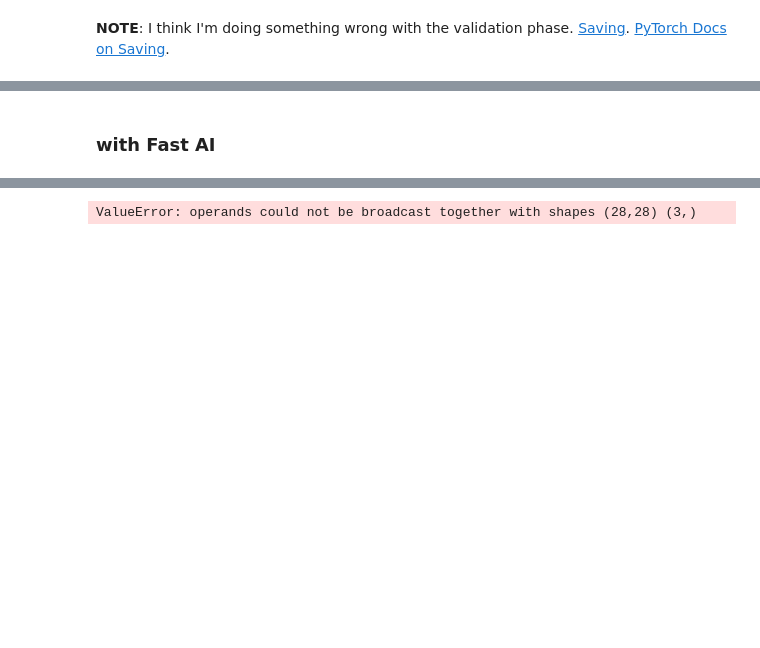
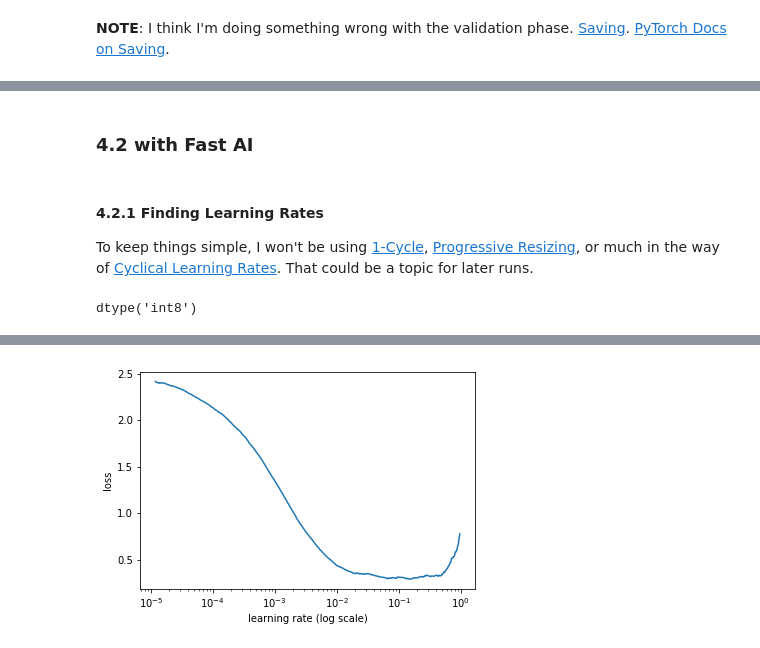
Before and after one commit to WNoxchi/deeplearningstudy, a Jupyter notebook: research/mnist-baseline-test.ipynb, the cells around one changed output, grey strips where cells are left out. Cells and saved outputs as stored; diff of their text form; code cells hidden in the pictures; blank space fills up the shorter version.

```diff
--- a/research/mnist-baseline-test.ipynb
+++ b/research/mnist-baseline-test.ipynb
@@ -147,7 +162,16 @@ tfms = tfms_from_stats(inception_stats, sz=sz)
 valid_x_array, valid_y_array = train_x_array[valid_idxs], train_y_array[valid_idxs]
 train_x_array, train_y_array = train_x_array[train_idxs], train_y_array[train_idxs]
+# %%
+# stack dims for 3 channels
+train_x_array = np.stack((train_x_array, train_x_array, train_x_array), axis=-1)
+valid_x_array = np.stack((valid_x_array, valid_x_array, valid_x_array), axis=-1)
+test_x_array  = np.stack((test_x_array, test_x_array, test_x_array), axis=-1)
+# convert labels to np.int8
+train_y_array = train_y_array.astype(np.int8)
+valid_y_array = valid_y_array.astype(np.int8)
+test_y_array  = test_y_array.astype(np.int8)
 # %%
 model_data = ImageClassifierData.from_arrays(PATH,
     (train_x_array, train_y_array), (valid_x_array, valid_y_array),
-    bs=bs, tfms=tfms, num_workers=2, test=None)
+    bs=bs, tfms=tfms, num_workers=2, test=(test_x_array, test_y_array))
 # %% [markdown]
@@ -183,9 +207,9 @@ class ConvBNLayer(nn.Module):
 
 class ConvNet(nn.Module):
     # see ref: https://github.com/fastai/fastai/blob/master/fastai/models/darknet.py
-    def __init__(self):
+    def __init__(self, ch_in=1):
         super().__init__()
-        self.conv0   = ConvBNLayer(1, 16, kernel_size=7, stride=1, padding=2) # large FoV Conv
+        self.conv0   = ConvBNLayer(ch_in, 16, kernel_size=7, stride=1, padding=2) # large FoV Conv
         self.conv1   = ConvBNLayer(16, 32)
         self.conv2   = ConvBNLayer(32, 64)
         self.conv3   = ConvBNLayer(64, 128)
@@ -194,7 +218,6 @@ class ConvNet(nn.Module):
                                       nn.Dropout(p=0.25),
                                       nn.Linear(256, 10)])
     def forward(self, x):
-#         import pdb; pdb.set_trace()
         x = self.conv0(x)
         x = self.conv1(x)
         x = self.conv2(x)
@@ -243,6 +268,6 @@ model_data.c, model_data.is_multi, model_data.is_reg
 resnet_model = ConvnetBuilder(resnet18, model_data.c, model_data.is_multi, model_data.is_reg, pretrained=False)
 
 resnet_learner = ConvLearner(model_data, resnet_model)
-custom_learner = ConvLearner.from_model_data(ConvNet(), model_data)
+custom_learner = ConvLearner.from_model_data(ConvNet(ch_in=3), model_data)
 pt_res_learner = ConvLearner.pretrained(resnet18, model_data)
 # %% [markdown]
@@ -401,10 +435,18 @@ torch.save(convnet.state_dict(), 'convnet.pth')
 # %%
 convnet.load_state_dict(torch.load('convnet.pth'))
 # %% [markdown]
-### with Fast AI
+### 4.2 with Fast AI
+# %% [markdown]
+#### 4.2.1 Finding Learning Rates
+
+To keep things simple, I won't be using [1-Cycle](http://forums.fast.ai/t/the-1cycle-policy-an-experiment-that-investigate-super-convergence-phenomenon-described-in-leslie-smiths-research/14737), [Progressive Resizing](http://www.fast.ai/2018/04/30/dawnbench-fastai/#imagenet), or much in the way of [Cyclical Learning Rates](https://arxiv.org/abs/1506.01186). That could be a topic for later runs.
+# %%
+model_data.trn_ds.get1item(0)[1].dtype
+# %% [output]
+dtype('int8')
 # %%
 custom_learner.lr_find()
-custom_learner.sched.plot_lr()
+custom_learner.sched.plot()
 # %% [output]
 [interactive output not drawn]
-ValueError: operands could not be broadcast together with shapes (28,28) (3,)
+[figure, added]
```
Also changed, not shown: parts of 58 cells of this notebook.
